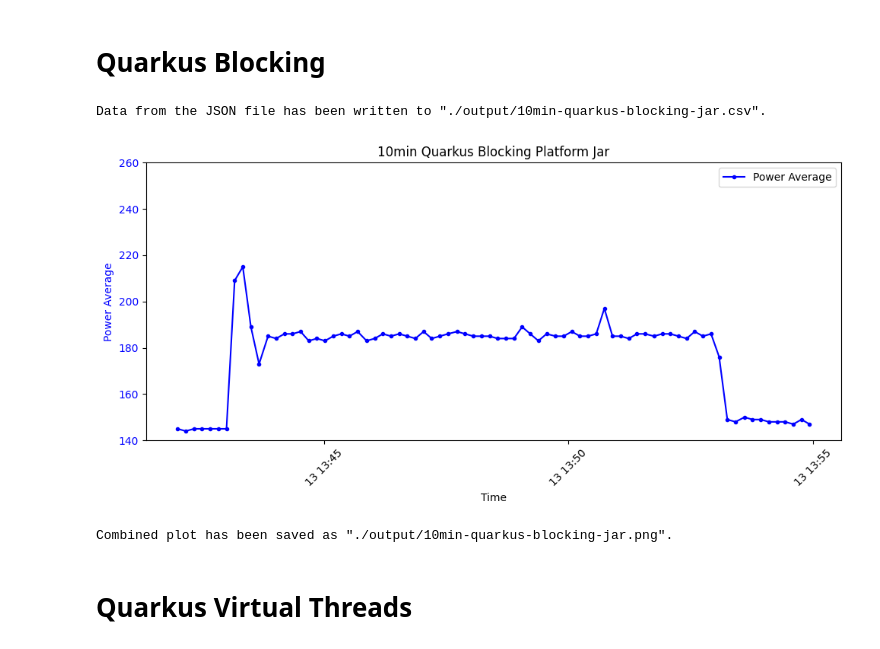
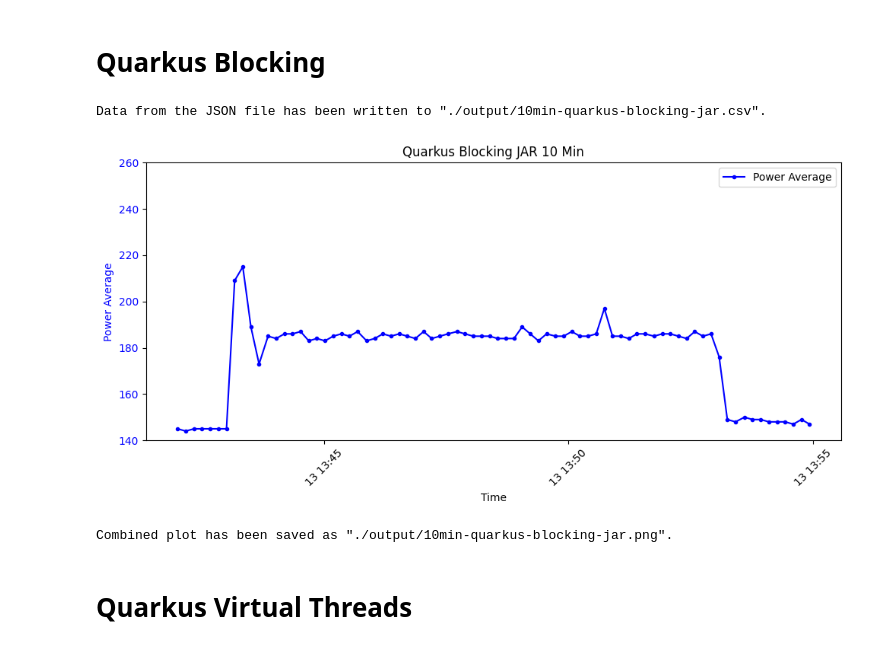
Before and after one commit to bachelorthesis-wilfer/messungen, a Jupyter notebook: quarkus/10min/z_quarkus-evaluation/10min-quarkus-run.ipynb, the cells around one changed output. Saved outputs shown, nothing was run; the diff lists cells and outputs as text; code cells hidden in the pictures.

```diff
--- a/quarkus/10min/z_quarkus-evaluation/10min-quarkus-run.ipynb
+++ b/quarkus/10min/z_quarkus-evaluation/10min-quarkus-run.ipynb
@@ -26,35 +26,35 @@ with open(csv_file1, mode='w', newline='') as file1:
     writer1.writerow(["Time", "Average"])  # Write header row
     writer1.writerows(zip(time_values1, average_values1))  # Write data rows
 
 print(f'Data from the JSON file has been written to "{csv_file1}".')
 
 # Create two subplots sharing the same X-axis
 fig, ax1 = plt.subplots(figsize=(10, 5))
 
 # Plot the PowerDetail data on the left Y-axis
 ax1.plot(time_values1, average_values1, marker='.', linestyle='-', label="Power Average", color='blue')
 ax1.set_xlabel('Time')
 ax1.set_ylabel('Power Average', color='blue')
 ax1.tick_params(axis='y', labelcolor='blue')
 ax1.set_ylim(140, 260)
 
 # Title and legend
-plt.title('10min Quarkus Blocking Platform Jar')
+plt.title('Quarkus Blocking JAR 10 Min')
 plt.legend(loc='upper right')
 
 # Format x-axis labels as dates
 plt.xticks(rotation=45)
 
 plt.savefig(plot_image_file)
 
 # Show the plot
 plt.tight_layout()
 plt.show()
 
 print(f'Combined plot has been saved as "{plot_image_file}".')
 # %% [output]
 Data from the JSON file has been written to "./output/10min-quarkus-blocking-jar.csv".
-[figure, old version]
+[figure, new version]
 Combined plot has been saved as "./output/10min-quarkus-blocking-jar.png".
 # %% [markdown]
 # Quarkus Virtual Threads
```
Also changed, not shown: parts of 4 cells of this notebook, 8 other files.
